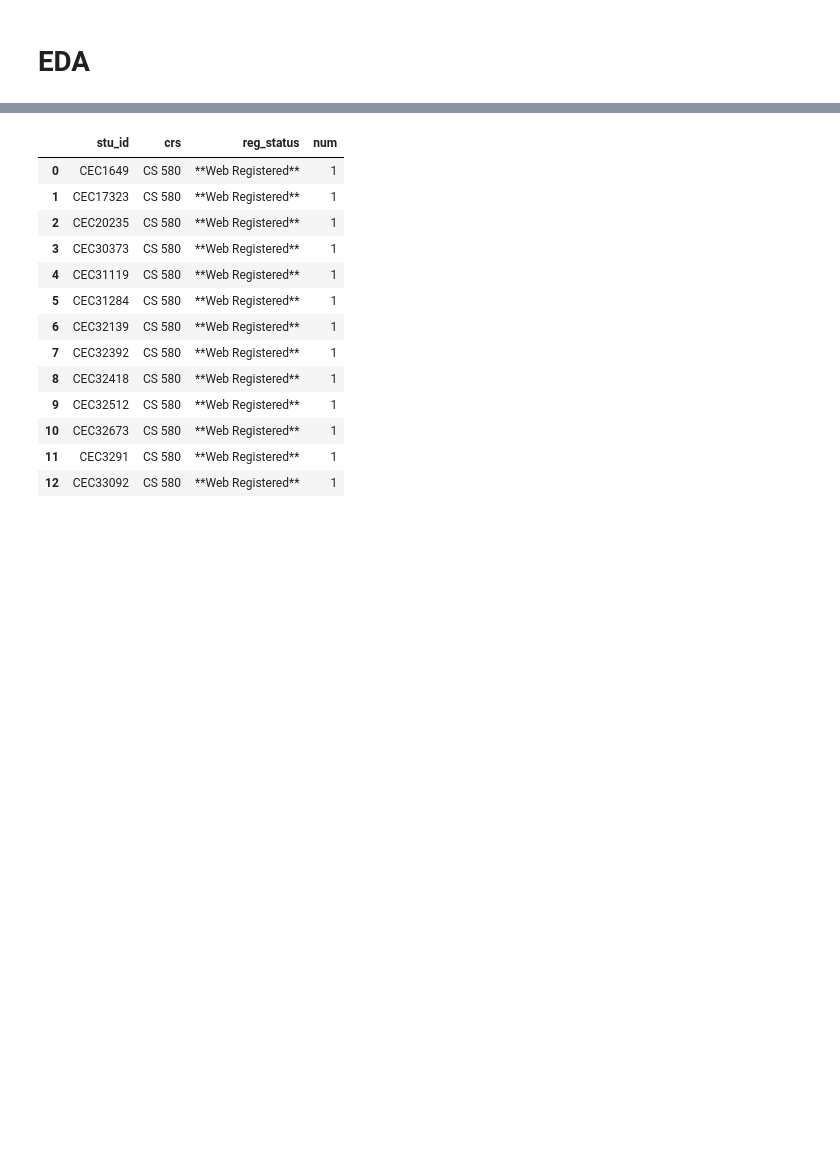
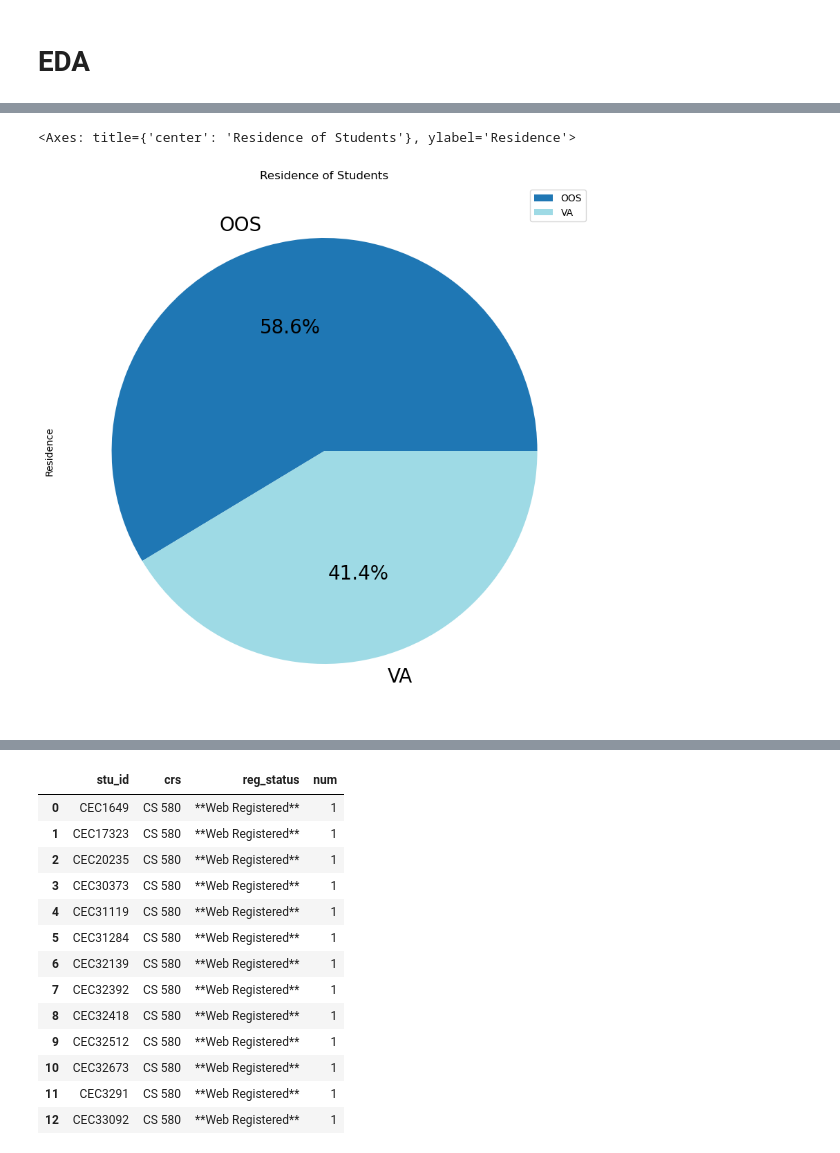
Before and after one commit to GoswamiSagarD/Team-Prophecy, a Jupyter notebook: Code/02_MachineLearning/EDA/EDA_Sagar.ipynb, the cells around one changed output, grey strips where cells are left out. Saved outputs shown, nothing was run; the diff lists cells and outputs as text; code cells hidden in the pictures; blank space fills up the shorter version.

```diff
--- a/Code/02_MachineLearning/EDA/EDA_Sagar.ipynb
+++ b/Code/02_MachineLearning/EDA/EDA_Sagar.ipynb
@@ -49,0 +104,11 @@ df_enrollment.head()
+# %%
+# creating a frequency distribution table for the column 'stu_res'
+df_enrollment['stu_res'].value_counts().plot(
+    kind='pie', autopct='%1.1f%%',
+    figsize=(10,10), fontsize=20,
+    legend=True, title='Residence of Students', label='', ylabel='Residence', xlabel='Students',
+    colormap='tab20'
+)
+# %% [output]
+<Axes: title={'center': 'Residence of Students'}, ylabel='Residence'>
+[figure, added]
```
Also changed, not shown: parts of 21 cells of this notebook, 2 other files.
